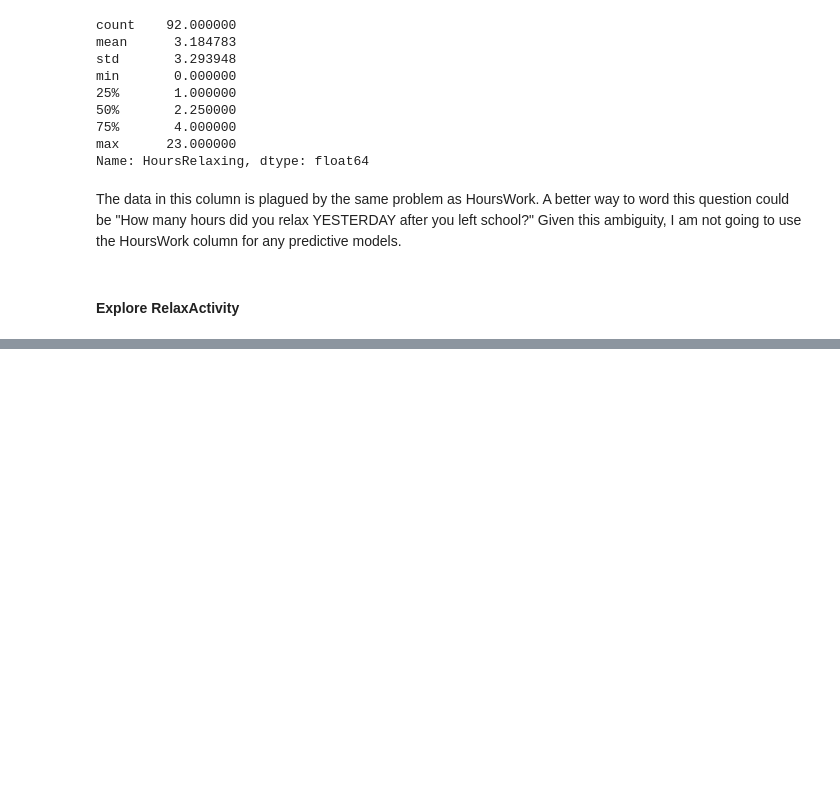
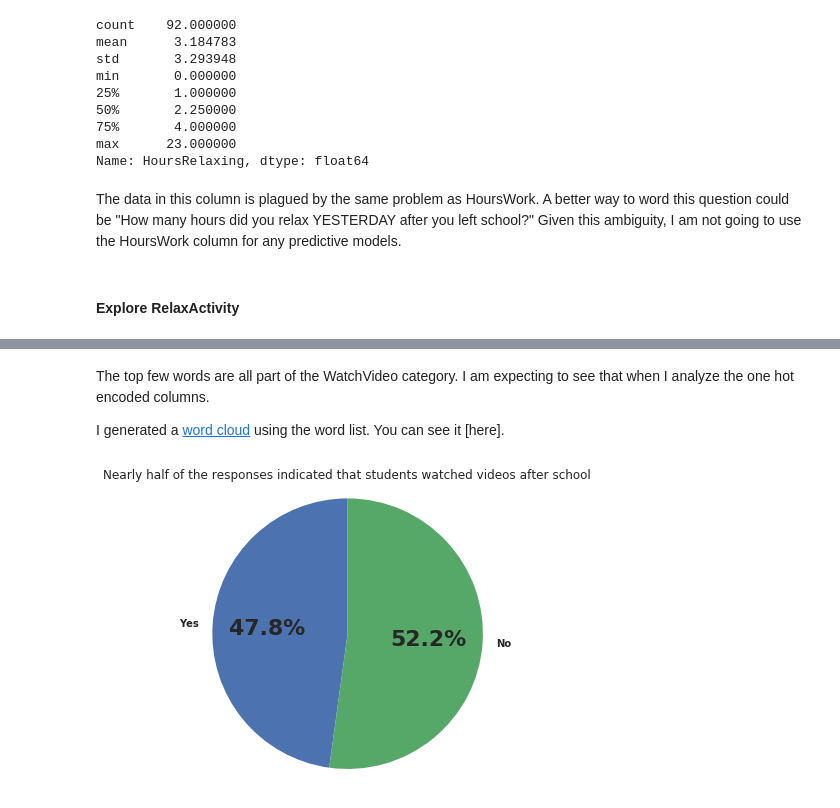
Before and after one commit to albemlee/PTPracticeData, a Jupyter notebook: Practice PT - Tell a Data Story (Python Edition).ipynb, the cells around one changed output, grey strips where cells are left out. Saved outputs shown, nothing was run; the diff lists cells and outputs as text; code cells hidden in the pictures; blank space fills up the shorter version.

```diff
--- a/Practice PT - Tell a Data Story (Python Edition).ipynb
+++ b/Practice PT - Tell a Data Story (Python Edition).ipynb
@@ -577,0 +622,26 @@ I will first do text analysis on the RelaxActivity Column to identify the keywor
+# %% [markdown]
+The top few words are all part of the WatchVideo category. I am expecting to see that when I analyze the one hot encoded columns.
+
+I generated a [word cloud](https://www.jasondavies.com/wordcloud/) using the word list. You can see it [here].
+# %%
+#WatchVideo
+responses = len(data['WatchVideo'])
+response_positives = sum(data['WatchVideo'])
+response_negatives = responses - response_positives
+
+labels = ['Yes', 'No']
+responses_data = [response_positives, response_negatives]
+
+font = {'family' : 'normal',
+        'weight' : 'bold',
+        'size'   : 22}
+
+plt.rc('font', **font)
+
+plt.pie(responses_data, labels=labels, autopct='%1.1f%%', startangle=90)
+plt.axis('equal')
+plt.title('Nearly half of the responses indicated that students watched videos after school')
+plt.savefig('Plots/WatchVideo.png')
+plt.show()
+# %% [output]
+[figure, added]
```
Also changed, not shown: parts of 51 cells of this notebook, 14 other files.
